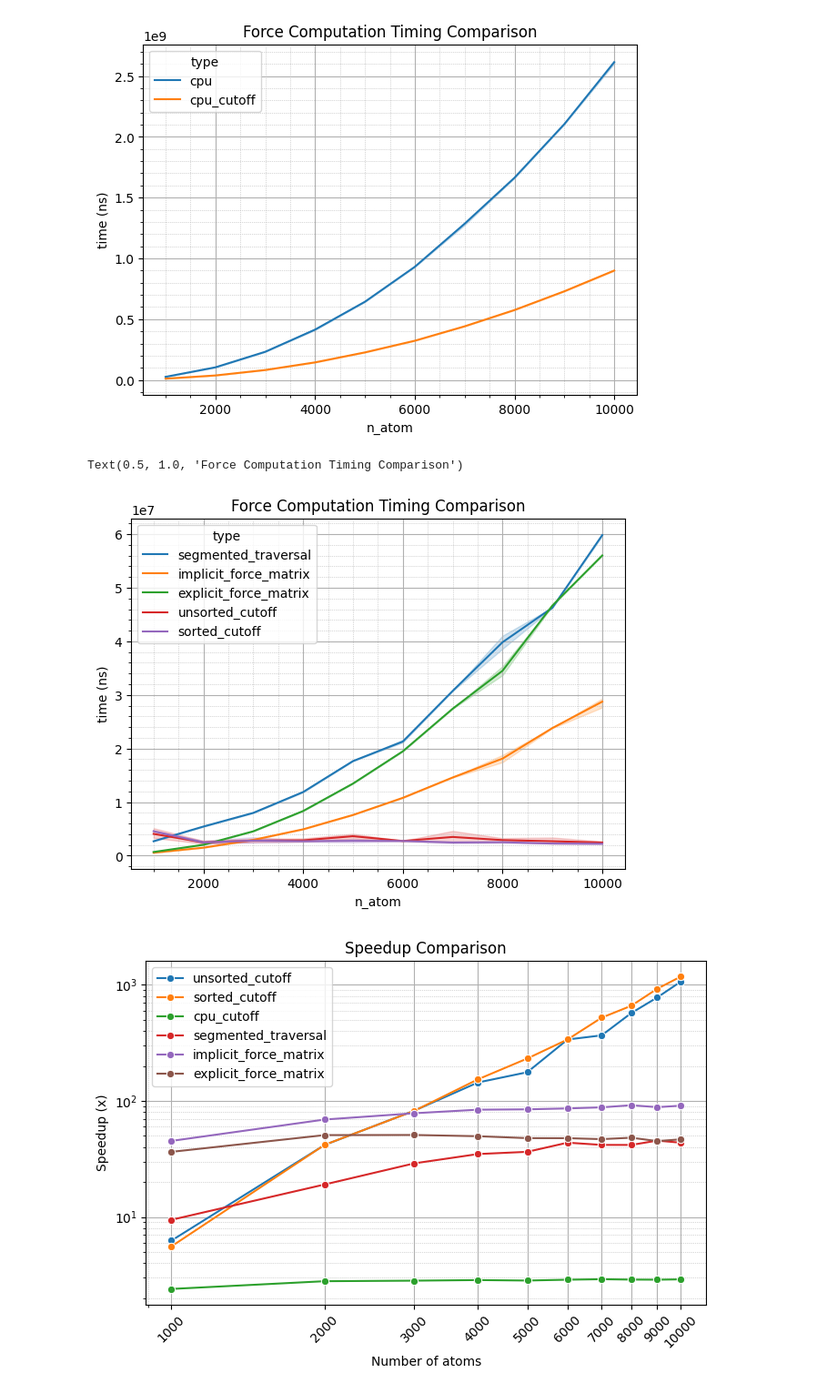
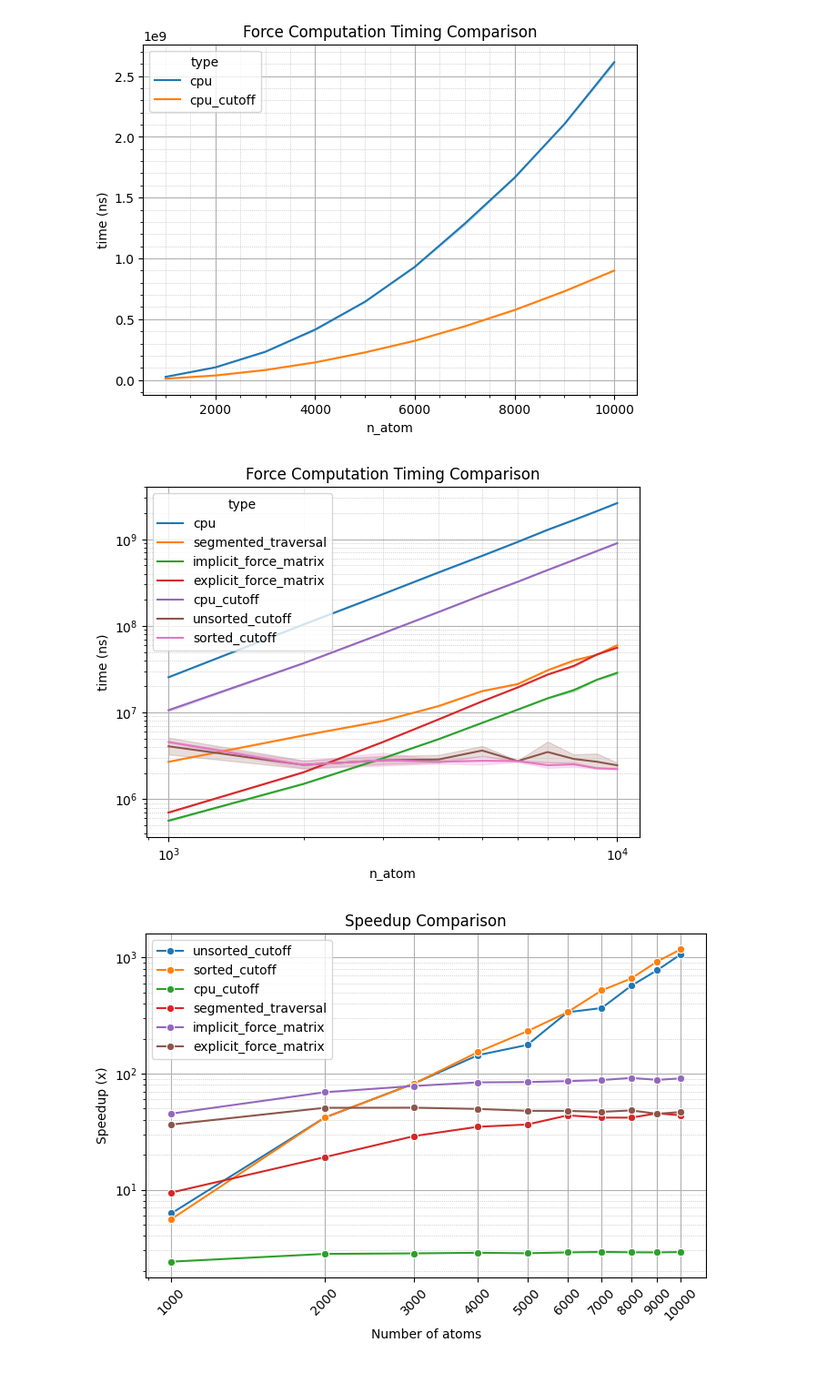
Before and after one commit to P-mandevillei/CUDA_Molecular_Dynamics, a Jupyter notebook: merge_plot.ipynb, the cells around one changed output. Shown at 91% size. Cells and saved outputs as stored; diff of their text form; code cells hidden in the pictures.

```diff
--- a/merge_plot.ipynb
+++ b/merge_plot.ipynb
@@ -41,15 +41,17 @@ Text(0.5, 1.0, 'Force Computation Timing Comparison')
 [figure]
 # %%
 fig, ax = plt.subplots(figsize = (7, 5))
-sns.lineplot(data=total_force_timing[~total_force_timing["type"].isin(["cpu", "cpu_cutoff"])], x = "n_atom", y = "time", hue = "type", ax = ax)
+sns.lineplot(data=total_force_timing, x = "n_atom", y = "time", hue = "type", ax = ax)
+ax.set_xscale("log")
+ax.set_yscale("log")
 ax.set_ylabel("time (ns)")
 ax.minorticks_on()
 ax.grid()
 ax.grid(which='minor', linestyle=':', linewidth=0.5)
 ax.set_title("Force Computation Timing Comparison")
+fig.savefig("timing/combined_timing.png", dpi=300)
 # %% [output]
-Text(0.5, 1.0, 'Force Computation Timing Comparison')
-[figure, old version]
+[figure, new version]
 # %%
 comp_df = total_force_timing.groupby(by = ["n_atom", "type"])['time'].agg("mean").reset_index()
 comp_df = comp_df.pivot(index = "n_atom", columns = "type", values = "time").reset_index()
```
Also changed, not shown: parts of 3 cells of this notebook, 5 other files.
